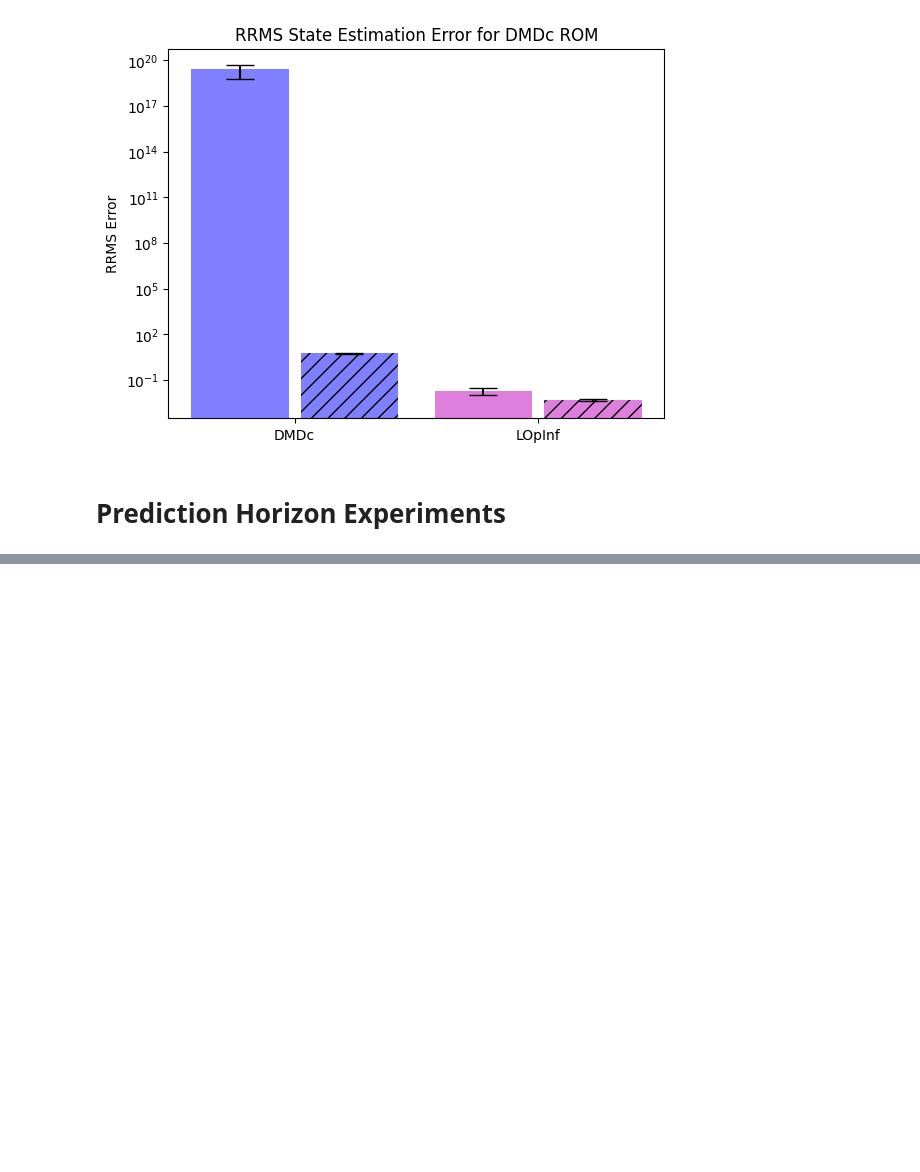
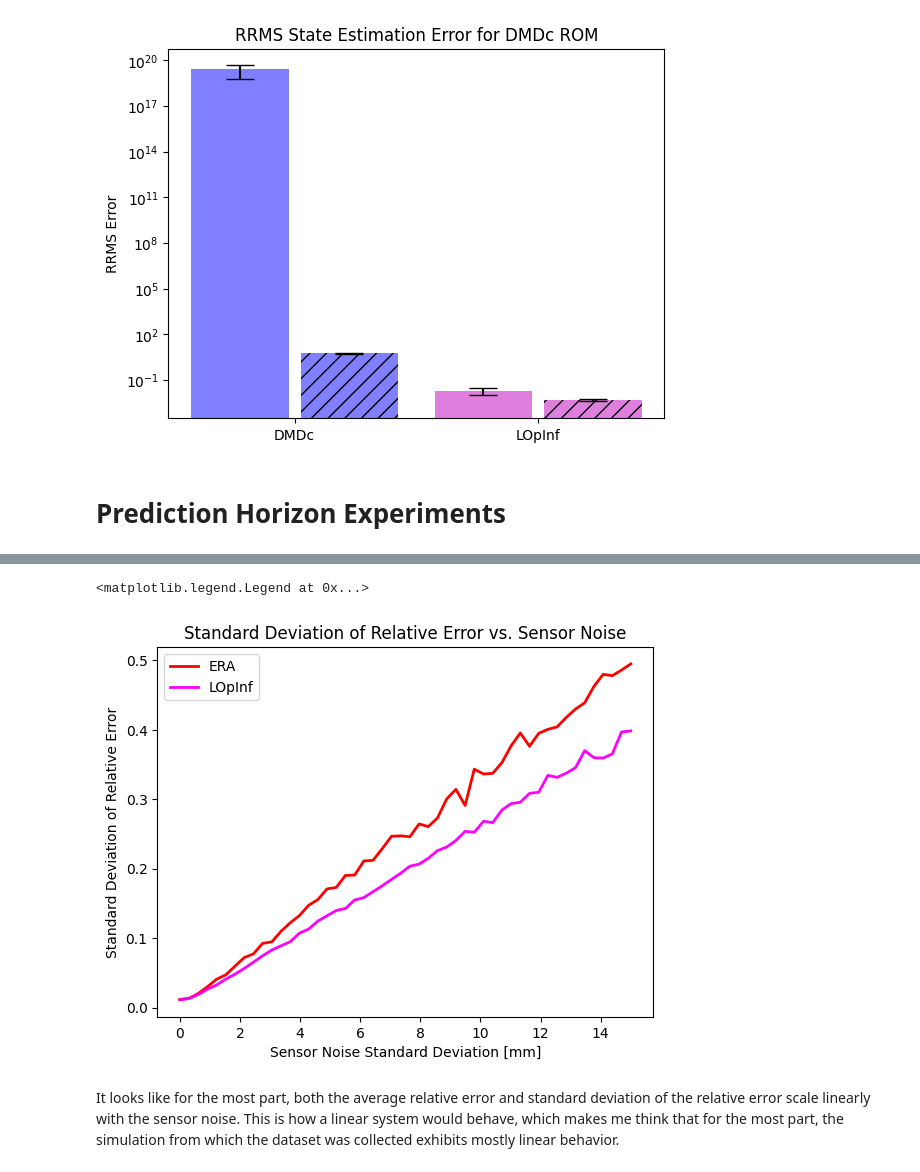
Before and after one commit to iman-adibnazari/anguilliformOptimalControl, a Jupyter notebook: src/stateObserverAnalysis_fullAssembly.ipynb, the cells around one changed output, grey strips where cells are left out. Cells and saved outputs as stored; diff of their text form; code cells hidden in the pictures; blank space fills up the shorter version.

```diff
--- a/src/stateObserverAnalysis_fullAssembly.ipynb
+++ b/src/stateObserverAnalysis_fullAssembly.ipynb
@@ -588,0 +678,16 @@ plt.show()
+# %%
+# plot variances of each method as a function of noise
+plt.figure()
+plt.plot(sigmas_noise, rel_error_era_std, label="ERA", color="red", linewidth=2)
+# plt.plot(sigmas_noise, rel_error_dmdc_std, label="DMDc", color="blue", linewidth=2)
+plt.plot(sigmas_noise, rel_error_lopInf_std, label="LOpInf", color="magenta", linewidth=2)
+plt.xlabel("Sensor Noise Standard Deviation [mm]")
+plt.ylabel("Standard Deviation of Relative Error")
+plt.title("Standard Deviation of Relative Error vs. Sensor Noise")
+plt.legend()
+# plt.show()
+# %% [output]
+<matplotlib.legend.Legend at 0x...>
+[figure, added]
+# %% [markdown]
+It looks like for the most part, both the average relative error and standard deviation of the relative error scale linearly with the sensor noise. This is how a linear system would behave, which makes me think that for the most part, the simulation from which the dataset was collected exhibits mostly linear behavior.
```
Also changed, not shown: parts of 10 cells of this notebook.
